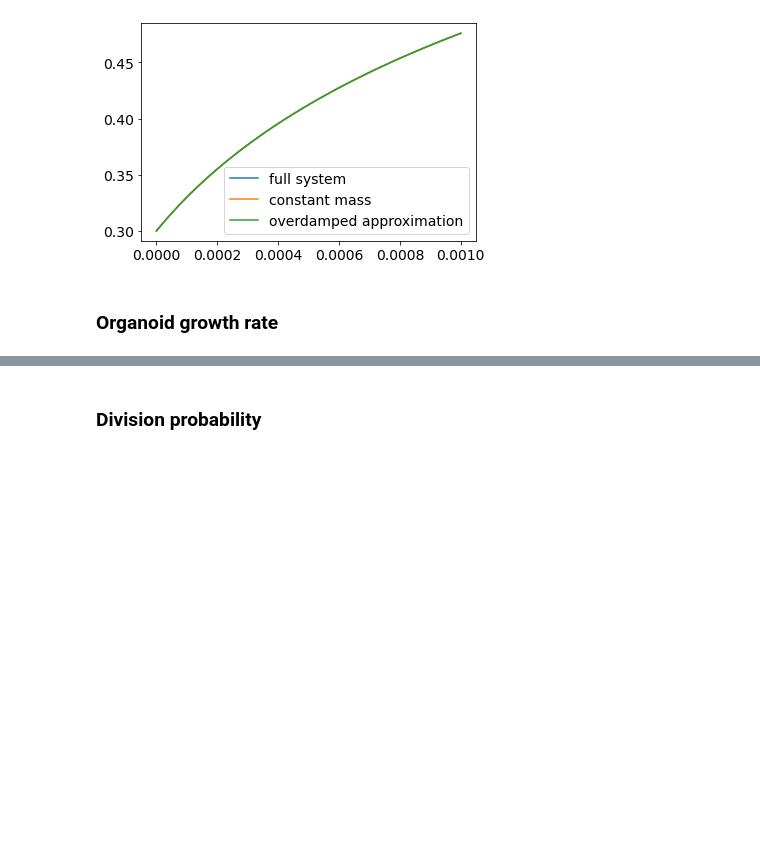
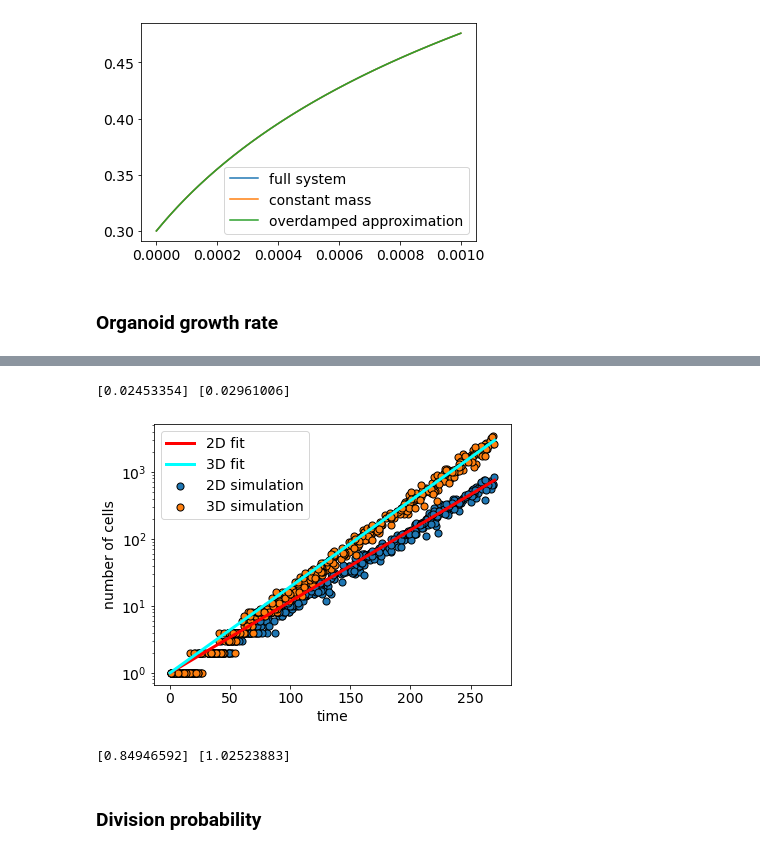
Before and after one commit to SchardtS/Cell-Differentiation, a Jupyter notebook: PhD Thesis (Images).ipynb, the cells around one changed output, grey strips where cells are left out. Cells and saved outputs as stored; diff of their text form; code cells hidden in the pictures; blank space fills up the shorter version.

```diff
--- a/PhD Thesis (Images).ipynb
+++ b/PhD Thesis (Images).ipynb
@@ -675,3 +688,48 @@ print(k1, k2, k3)
+# %%
+N = 500
+T = np.random.uniform(0,270,N)
+
+nofCells2D = np.empty(N)
+for j in range(N):
+    org = Organoid()
+    org.k = 0.083
+    org.evolution(T=T[j], dim=2, ignore=['transcription', 'displacement'])
+    nofCells2D[j] = org.nofCells
+
+nofCells3D = np.empty(N)
+for j in range(N):
+    org = Organoid()
+    org.k = 0.083
+    org.evolution(T=T[j], dim=3, ignore=['transcription', 'displacement'])
+    nofCells3D[j] = org.nofCells
+# %%
+plt.figure(figsize=[6.4, 4.8])
+plt.rc('font', size=14)
+plt.scatter(T, nofCells2D, linewidths=1, edgecolors='k', label='2D simulation', s=50)
+plt.scatter(T, nofCells3D, linewidths=1, edgecolors='k', label='3D simulation', s=50)
+
+t = np.linspace(0,270,1000)
+f = lambda x, a: np.exp(a*x)
+
+popt2D, pcov = curve_fit(f, T, nofCells2D, p0=0.03)
+plt.plot(t, f(t,*popt2D), color='r', lw=3, label='2D fit')
+popt3D, pcov = curve_fit(f, T, nofCells3D, p0=0.03)
+plt.plot(t, f(t,*popt3D), color='cyan', lw=3, label='3D fit')
+print(popt2D, popt3D)
+plt.legend()
+plt.yscale('log')
+plt.xlabel('time')
+plt.ylabel('number of cells')
+
+plt.savefig('Results/PhD Thesis/Radius pictures/population_growth.png', transparent = True)
+plt.savefig('Results/PhD Thesis/Radius pictures/population_growth.pdf', transparent = True)
+# %% [output]
+[0.02453354] [0.02961006]
+[figure, added]
+# %%
+print(popt2D*24/np.log(2), popt3D*24/np.log(2))
+# %% [output]
+[0.84946592] [1.02523883]
 # %% [markdown]
 ### Division probability
 # %%
```
Also changed, not shown: parts of 7 cells of this notebook, 5 other files.
